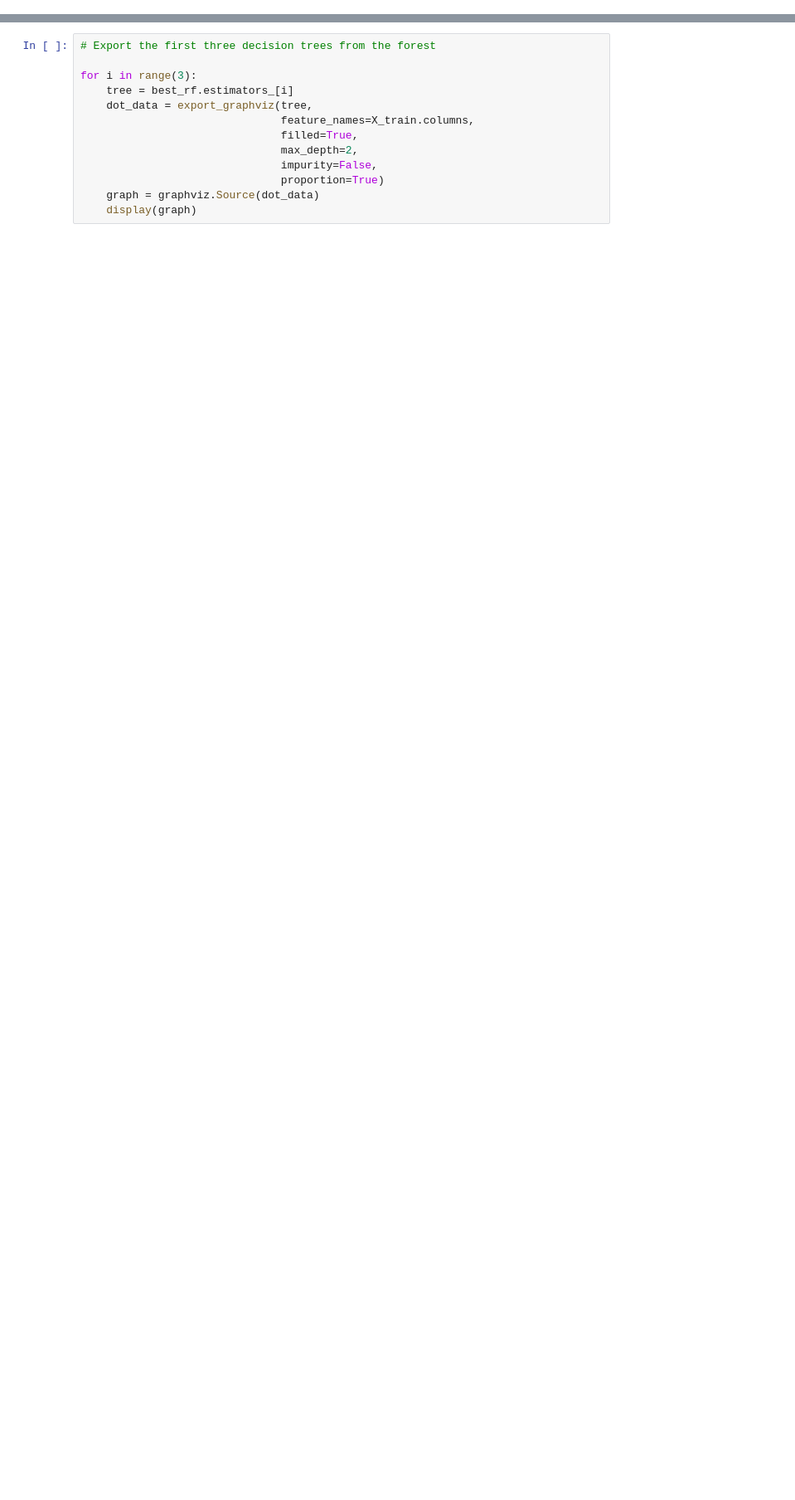
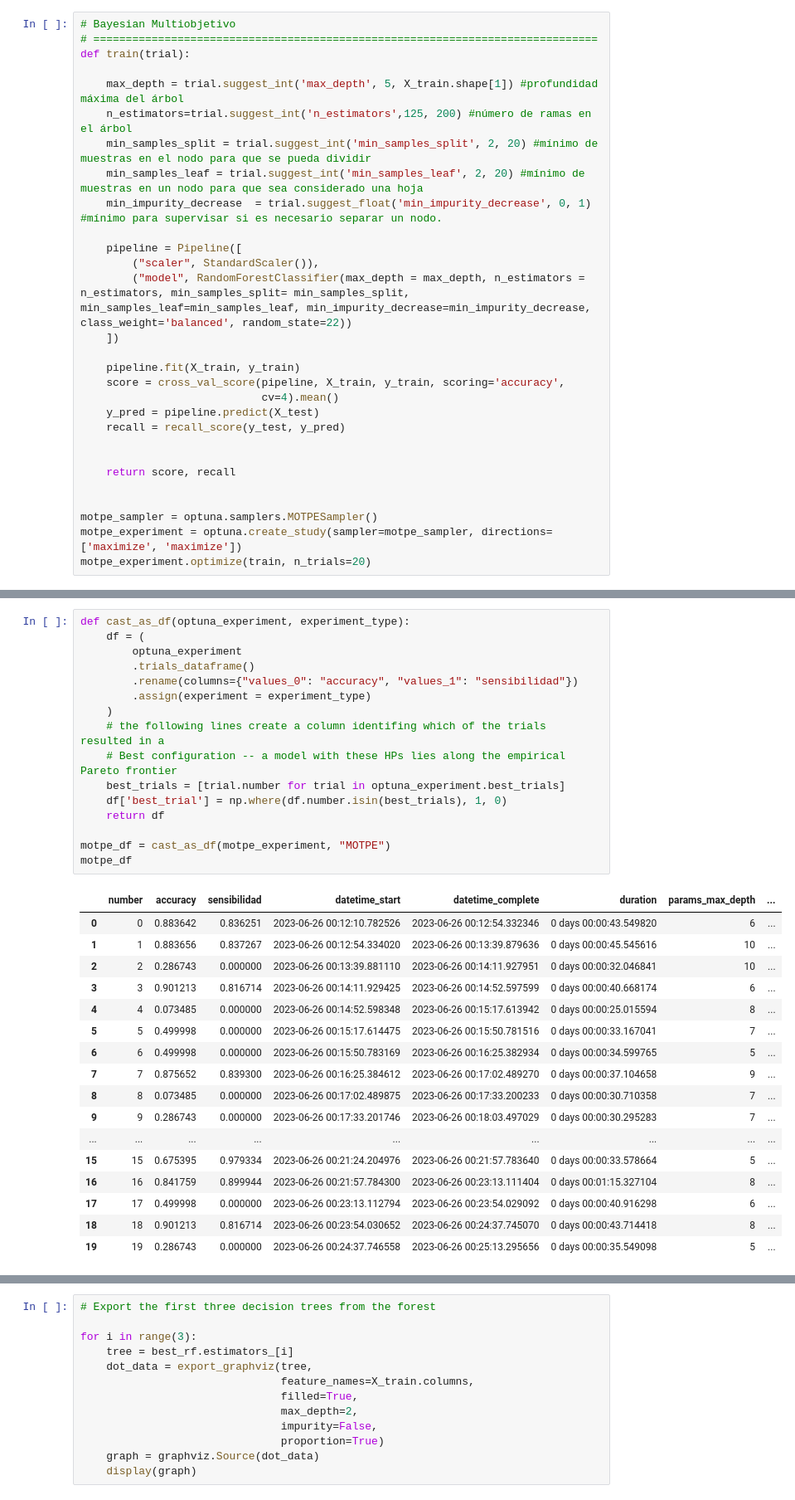
Before and after one commit to Mgagol/Casptone, a Jupyter notebook: Random_Forest.ipynb, the cells around one changed output, grey strips where cells are left out. Shown: that part at 83% size. Drawn from its saved outputs; the diff is of its cells as text; blank space fills up the shorter version.

```diff
--- a/Random_Forest.ipynb
+++ b/Random_Forest.ipynb
@@ -118,0 +78,29 @@ X_train, X_test, y_train, y_test = train_test_split(X, y, test_size=0.2)
+# %%
+# Bayesian Multiobjetivo
+# ==============================================================================
+def train(trial):
+
+    max_depth = trial.suggest_int('max_depth', 5, X_train.shape[1]) #profundidad máxima del árbol
+    n_estimators=trial.suggest_int('n_estimators',125, 200) #número de ramas en el árbol
+    min_samples_split = trial.suggest_int('min_samples_split', 2, 20) #mínimo de muestras en el nodo para que se pueda dividir
+    min_samples_leaf = trial.suggest_int('min_samples_leaf', 2, 20) #mínimo de muestras en un nodo para que sea considerado una hoja
+    min_impurity_decrease  = trial.suggest_float('min_impurity_decrease', 0, 1) #mínimo para supervisar si es necesario separar un nodo.
+
+    pipeline = Pipeline([
+        ("scaler", StandardScaler()),
+        ("model", RandomForestClassifier(max_depth = max_depth, n_estimators = n_estimators, min_samples_split= min_samples_split, min_samples_leaf=min_samples_leaf, min_impurity_decrease=min_impurity_decrease, class_weight='balanced', random_state=22))
+    ])
+
+    pipeline.fit(X_train, y_train)
+    score = cross_val_score(pipeline, X_train, y_train, scoring='accuracy',
+                            cv=4).mean()
+    y_pred = pipeline.predict(X_test)
+    recall = recall_score(y_test, y_pred)
+
+
+    return score, recall
+
+
+motpe_sampler = optuna.samplers.MOTPESampler()
+motpe_experiment = optuna.create_study(sampler=motpe_sampler, directions=['maximize', 'maximize'])
+motpe_experiment.optimize(train, n_trials=20)
@@ -118,0 +125,34 @@ X_train, X_test, y_train, y_test = train_test_split(X, y, test_size=0.2)
+# %%
+def cast_as_df(optuna_experiment, experiment_type):
+    df = (
+        optuna_experiment
+        .trials_dataframe()
+        .rename(columns={"values_0": "accuracy", "values_1": "sensibilidad"})
+        .assign(experiment = experiment_type)
+    )
+    # the following lines create a column identifing which of the trials resulted in a
+    # Best configuration -- a model with these HPs lies along the empirical Pareto frontier
+    best_trials = [trial.number for trial in optuna_experiment.best_trials]
+    df['best_trial'] = np.where(df.number.isin(best_trials), 1, 0)
+    return df
+
+motpe_df = cast_as_df(motpe_experiment, "MOTPE")
+motpe_df
+# %% [output]
+|  | number | accuracy | sensibilidad | datetime_start | datetime_complete | duration | params_max_depth | ... |
+| 0 | 0 | 0.883642 | 0.836251 | 2023-06-26 00:12:10.782526 | 2023-06-26 00:12:54.332346 | 0 days 00:00:43.549820 | 6 | ... |
+| 1 | 1 | 0.883656 | 0.837267 | 2023-06-26 00:12:54.334020 | 2023-06-26 00:13:39.879636 | 0 days 00:00:45.545616 | 10 | ... |
+| 2 | 2 | 0.286743 | 0.000000 | 2023-06-26 00:13:39.881110 | 2023-06-26 00:14:11.927951 | 0 days 00:00:32.046841 | 10 | ... |
+| 3 | 3 | 0.901213 | 0.816714 | 2023-06-26 00:14:11.929425 | 2023-06-26 00:14:52.597599 | 0 days 00:00:40.668174 | 6 | ... |
+| 4 | 4 | 0.073485 | 0.000000 | 2023-06-26 00:14:52.598348 | 2023-06-26 00:15:17.613942 | 0 days 00:00:25.015594 | 8 | ... |
+| 5 | 5 | 0.499998 | 0.000000 | 2023-06-26 00:15:17.614475 | 2023-06-26 00:15:50.781516 | 0 days 00:00:33.167041 | 7 | ... |
+| 6 | 6 | 0.499998 | 0.000000 | 2023-06-26 00:15:50.783169 | 2023-06-26 00:16:25.382934 | 0 days 00:00:34.599765 | 5 | ... |
+| 7 | 7 | 0.875652 | 0.839300 | 2023-06-26 00:16:25.384612 | 2023-06-26 00:17:02.489270 | 0 days 00:00:37.104658 | 9 | ... |
+| 8 | 8 | 0.073485 | 0.000000 | 2023-06-26 00:17:02.489875 | 2023-06-26 00:17:33.200233 | 0 days 00:00:30.710358 | 7 | ... |
+| 9 | 9 | 0.286743 | 0.000000 | 2023-06-26 00:17:33.201746 | 2023-06-26 00:18:03.497029 | 0 days 00:00:30.295283 | 7 | ... |
+| ... | ... | ... | ... | ... | ... | ... | ... | ... |
+| 15 | 15 | 0.675395 | 0.979334 | 2023-06-26 00:21:24.204976 | 2023-06-26 00:21:57.783640 | 0 days 00:00:33.578664 | 5 | ... |
+| 16 | 16 | 0.841759 | 0.899944 | 2023-06-26 00:21:57.784300 | 2023-06-26 00:23:13.111404 | 0 days 00:01:15.327104 | 8 | ... |
+| 17 | 17 | 0.499998 | 0.000000 | 2023-06-26 00:23:13.112794 | 2023-06-26 00:23:54.029092 | 0 days 00:00:40.916298 | 6 | ... |
+| 18 | 18 | 0.901213 | 0.816714 | 2023-06-26 00:23:54.030652 | 2023-06-26 00:24:37.745070 | 0 days 00:00:43.714418 | 8 | ... |
+| 19 | 19 | 0.286743 | 0.000000 | 2023-06-26 00:24:37.746558 | 2023-06-26 00:25:13.295656 | 0 days 00:00:35.549098 | 5 | ... |
```
Also changed, not shown: parts of 22 cells of this notebook, 8 other files.
